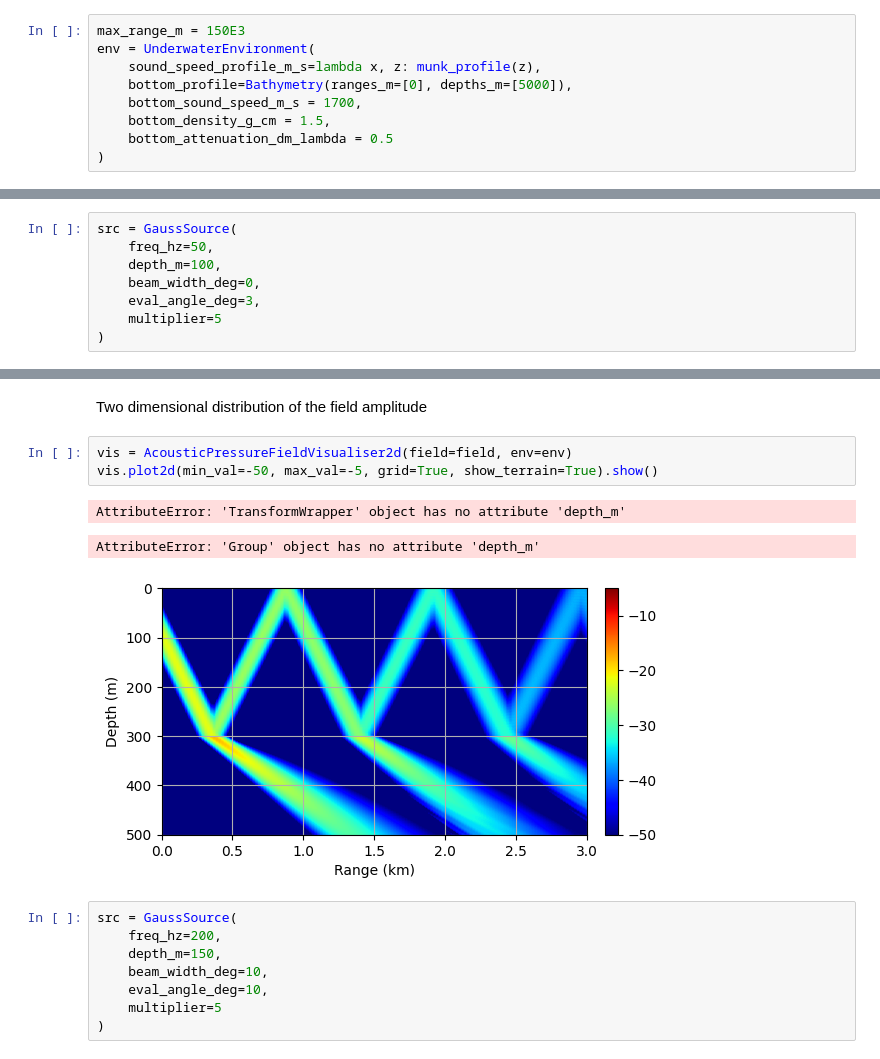
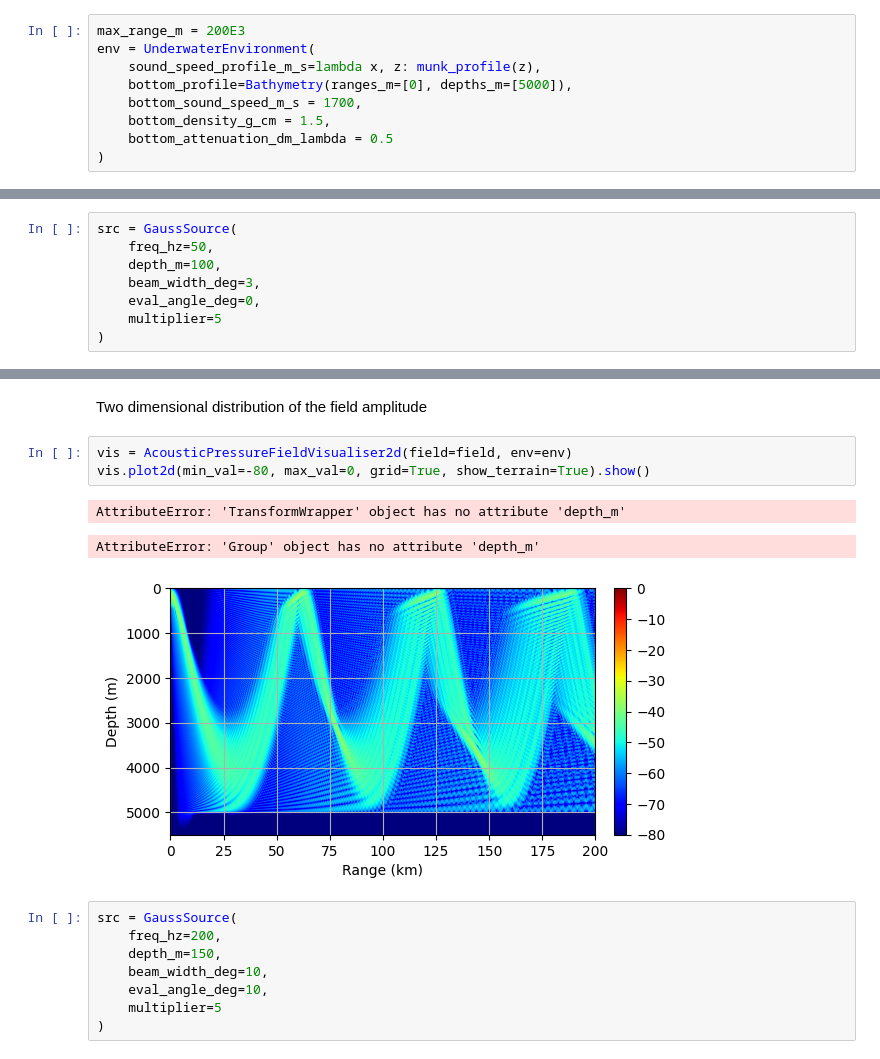
Before and after one commit to mikelytaev/wave-propagation, a Jupyter notebook: docs/source/notebooks/uwa_deep_water.ipynb, the cells around one changed output, grey strips where cells are left out. Saved outputs shown, nothing was run; the diff lists cells and outputs as text.

```diff
--- a/docs/source/notebooks/uwa_deep_water.ipynb
+++ b/docs/source/notebooks/uwa_deep_water.ipynb
@@ -8,7 +8,7 @@ from uwa.vis import AcousticPressureFieldVisualiser2d
 # %% [markdown]
 Preparing environment
 # %%
-max_range_m = 150E3
+max_range_m = 200E3
 env = UnderwaterEnvironment(
     sound_speed_profile_m_s=lambda x, z: munk_profile(z),
     bottom_profile=Bathymetry(ranges_m=[0], depths_m=[5000]),
@@ -22,8 +22,8 @@ Preparing transmitting antenna
 src = GaussSource(
     freq_hz=50,
     depth_m=100,
-    beam_width_deg=0,
-    eval_angle_deg=3,
+    beam_width_deg=3,
+    eval_angle_deg=0,
     multiplier=5
 )
 # %% [markdown]
@@ -49,11 +47,11 @@ Visualising the results
 Two dimensional distribution of the field amplitude
 # %%
 vis = AcousticPressureFieldVisualiser2d(field=field, env=env)
-vis.plot2d(min_val=-50, max_val=-5, grid=True, show_terrain=True).show()
+vis.plot2d(min_val=-80, max_val=0, grid=True, show_terrain=True).show()
 # %% [output]
 AttributeError: 'TransformWrapper' object has no attribute 'depth_m'
 AttributeError: 'Group' object has no attribute 'depth_m'
-[figure, old version]
+[figure, new version]
 # %%
 src = GaussSource(
     freq_hz=200,
```
Also changed, not shown: parts of 3 cells of this notebook, 2 other files.
